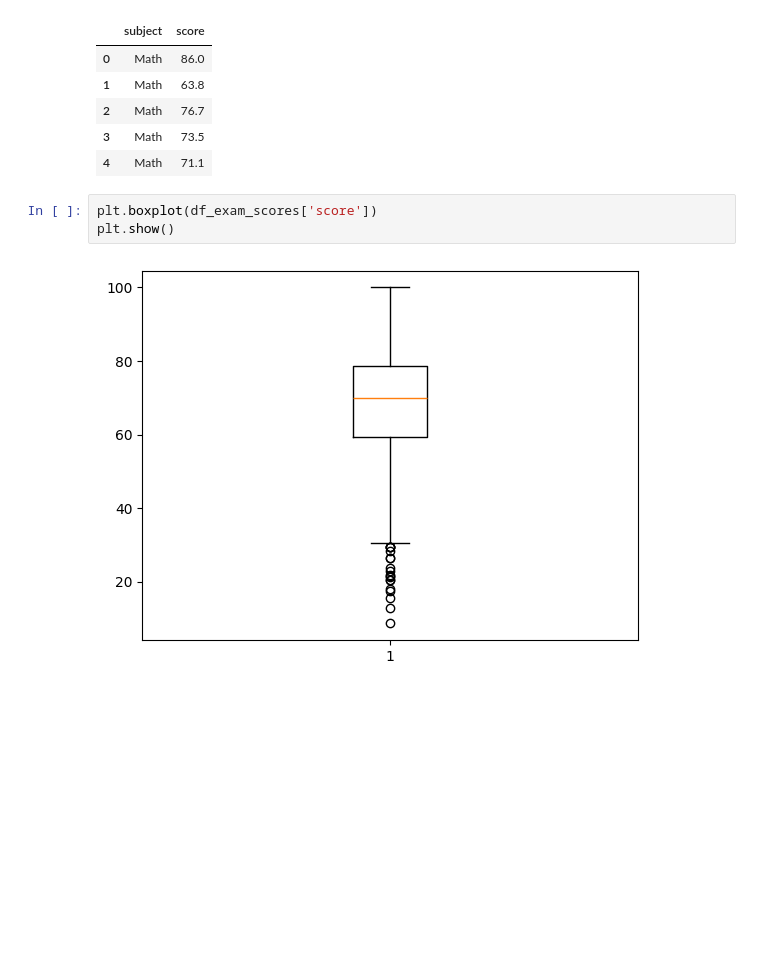
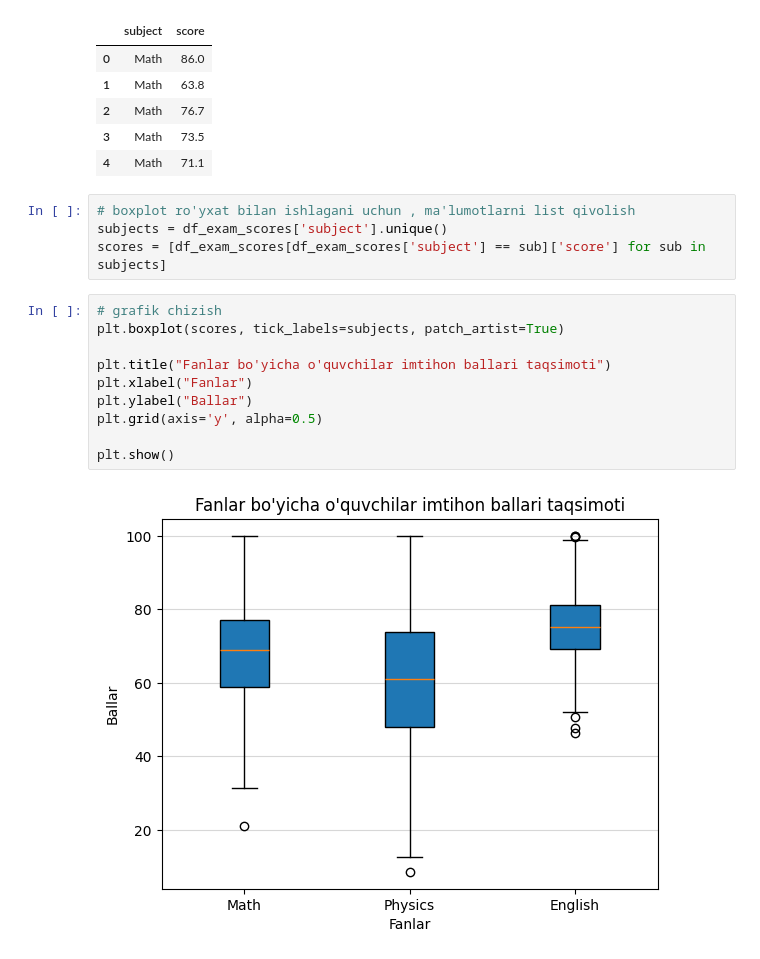
Before and after one commit to izzat-ai/learning-ai, a Jupyter notebook: data_visualization/matplotlib/practice.ipynb, the cells around one changed output. Drawn from its saved outputs; the diff is of its cells as text; blank space fills up the shorter version.

```diff
--- a/data_visualization/matplotlib/practice.ipynb
+++ b/data_visualization/matplotlib/practice.ipynb
@@ -413,8 +413,19 @@ df_exam_scores.head()
 | 2 | Math | 76.7 |
 | 3 | Math | 73.5 |
 | 4 | Math | 71.1 |
-# %%
-plt.boxplot(df_exam_scores['score'])
-plt.show()
-# %% [output]
-[figure, removed]
+# %%
+# boxplot ro'yxat bilan ishlagani uchun , ma'lumotlarni list qivolish
+subjects = df_exam_scores['subject'].unique()
+scores = [df_exam_scores[df_exam_scores['subject'] == sub]['score'] for sub in subjects]
+# %%
+# grafik chizish
+plt.boxplot(scores, tick_labels=subjects, patch_artist=True)
+
+plt.title("Fanlar bo'yicha o'quvchilar imtihon ballari taqsimoti")
+plt.xlabel("Fanlar")
+plt.ylabel("Ballar")
+plt.grid(axis='y', alpha=0.5)
+
+plt.show()
+# %% [output]
+[figure, added]
```
Also changed, not shown: parts of 5 cells of this notebook.
